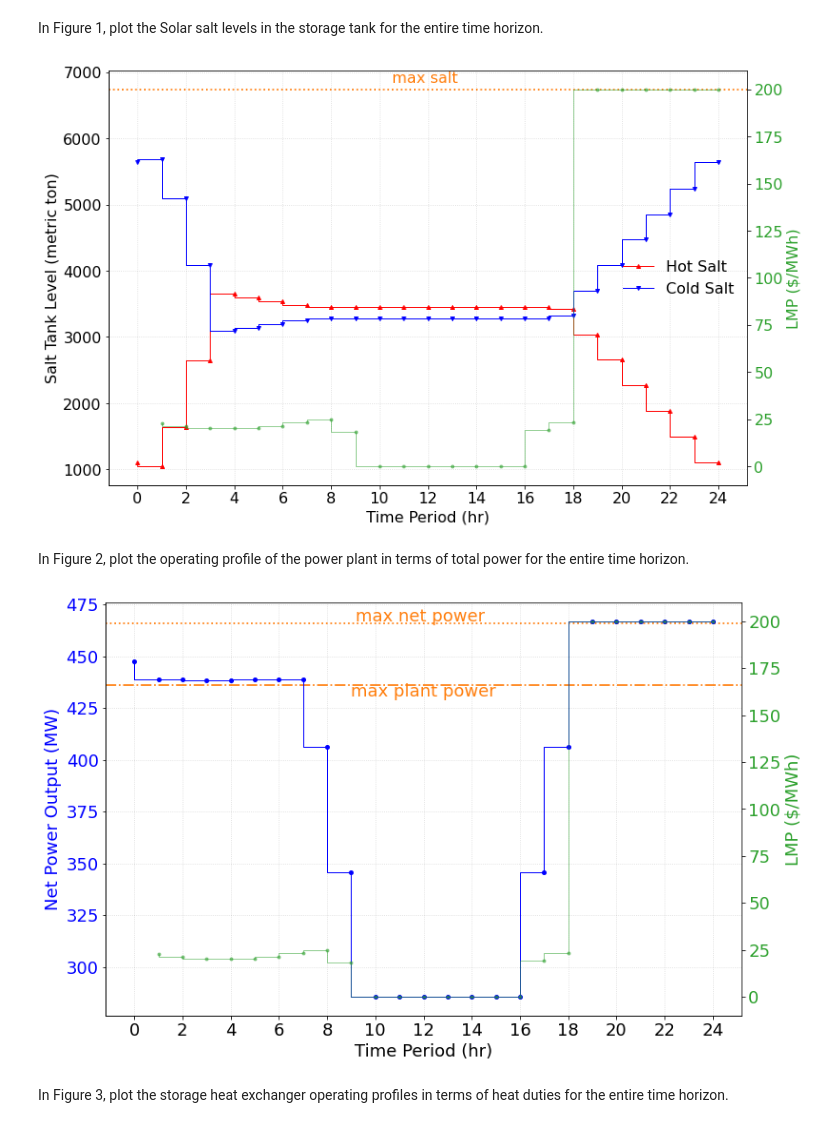
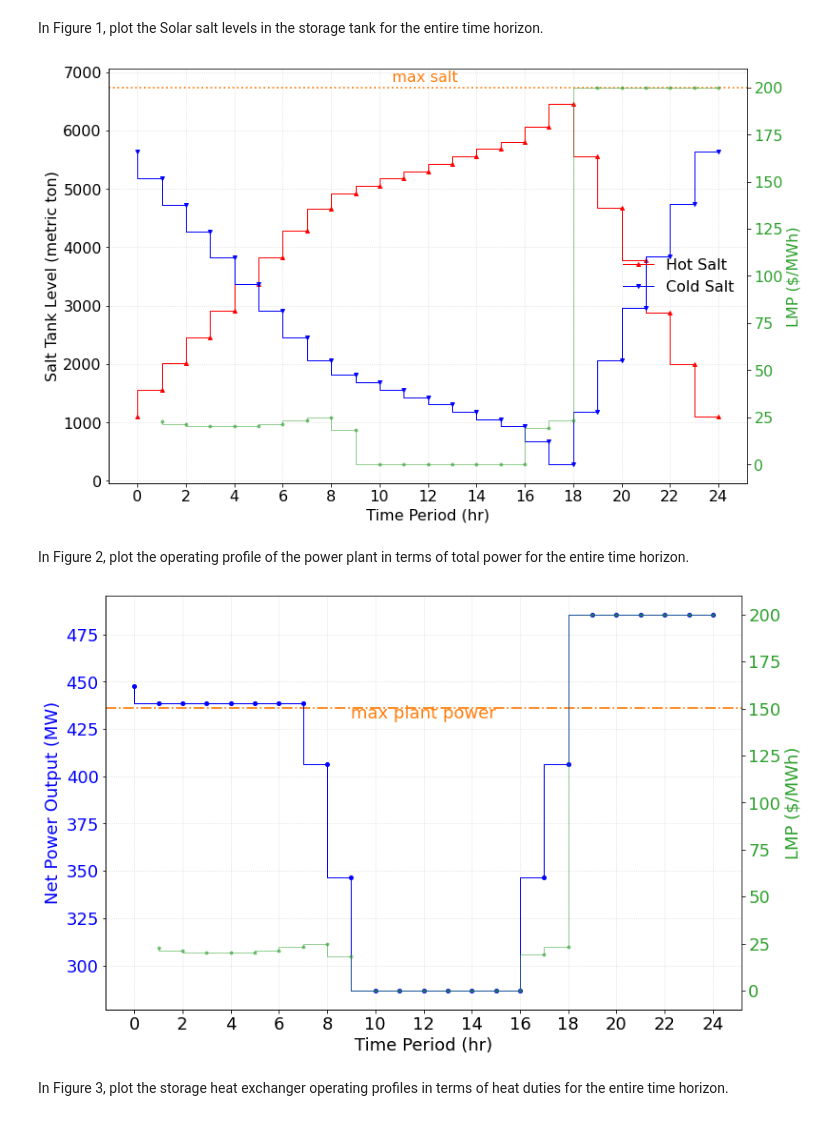
Before and after one commit to gmlc-dispatches/dispatches, a Jupyter notebook: dispatches/case_studies/fossil_case/ultra_supercritical_plant/storage/pricetaker_integrated_ultrasupercritical_power_plant.ipynb, the cells around one changed output. Drawn from its saved outputs; the diff is of its cells as text; code cells hidden in the pictures.

Commit message:
updated pricetaker notebook and model to work with the new class and integrated storage notebook to reflect changes to the model

```diff
--- a/dispatches/case_studies/fossil_case/ultra_supercritical_plant/storage/pricetaker_integrated_ultrasupercritical_power_plant.ipynb
+++ b/dispatches/case_studies/fossil_case/ultra_supercritical_plant/storage/pricetaker_integrated_ultrasupercritical_power_plant.ipynb
@@ -59,11 +59,15 @@ tank_max = 6739292
 Construct a time-indexed multiperiod model using the multiperiod method with the integrated ultra-supercritical power plant. During this step, the model is initialized for each time period.
 # %%
 # Create the multiperiod model object
-multiperiod_usc = create_multiperiod_usc_model(
+m = create_multiperiod_usc_model(
     n_time_points=n_time_points, pmin=None, pmax=None
 )
 
 # Retrieve pyomo model and active time blocks
-m = multiperiod_usc.pyomo_model
-blks = multiperiod_usc.get_active_process_blocks()
+blks = [m.period[t] for t in m.set_period]
+
+# Add periodic linking constraint
+m.periodic_variable_pair_costraint = Constraint(
+    expr=(m.period[24].fs.salt_inventory_hot ==
+         m.period[1].fs.previous_salt_inventory_hot))
 # %% [output]
@@ -89,14 +90,13 @@ Use the LMP data from the `price` list above to assign the electricity prices to
 # %%
 count = 0
 for blk in blks:
-    blk_usc_mp = blk.usc_mp
     blk.lmp_signal = Param(default=0, mutable=True)
-    blk.revenue = lmp[count]*blk.usc_mp.fs.net_power
+    blk.revenue = lmp[count]*blk.fs.net_power
     blk.operating_cost = Expression(
         expr=(
-            (blk_usc_mp.fs.operating_cost
-             + blk_usc_mp.fs.plant_fixed_operating_cost
-             + blk_usc_mp.fs.plant_variable_operating_cost) / (365 * 24)
+            (blk.fs.operating_cost
+             + blk.fs.plant_fixed_operating_cost
+             + blk.fs.plant_variable_operating_cost) / (365 * 24)
         )
     )
     blk.cost = Expression(expr=-(blk.revenue - blk.operating_cost))
@@ -143,15 +143,15 @@ for week in range(nweeks):
     # Solve the multi-period model
     opt.solve(m, tee=True)
 
-    hot_tank_level.append([(value(blks[i].usc_mp.salt_inventory_hot)) * 1e-3
+    hot_tank_level.append([(value(blks[i].fs.salt_inventory_hot)) * 1e-3
                            for i in range(n_time_points)])
-    cold_tank_level.append([(value(blks[i].usc_mp.salt_inventory_cold)) * 1e-3
+    cold_tank_level.append([(value(blks[i].fs.salt_inventory_cold)) * 1e-3
                             for i in range(n_time_points)])
-    net_power.append([value(blks[i].usc_mp.fs.net_power)
+    net_power.append([value(blks[i].fs.net_power)
                       for i in range(n_time_points)])
-    hxc_duty.append([value(blks[i].usc_mp.fs.hxc.heat_duty[0]) * 1e-6
+    hxc_duty.append([value(blks[i].fs.hxc.heat_duty[0]) * 1e-6
                      for i in range(n_time_points)])
-    hxd_duty.append([value(blks[i].usc_mp.fs.hxd.heat_duty[0]) * 1e-6
+    hxd_duty.append([value(blks[i].fs.hxd.heat_duty[0]) * 1e-6
                      for i in range(n_time_points)])
 # %% [output]
 >>>>>> Solving for week 1: 24 hours of operation in 1 day(s)
@@ -188,8 +188,8 @@ hot_tank_array = np.asarray(hot_tank_level[0:nweeks]).flatten()
 cold_tank_array = np.asarray(cold_tank_level[0:nweeks]).flatten()
 
 # Convert array to list to include hot tank level at time zero
-hot_tank_array0 = value(blks[0].usc_mp.previous_salt_inventory_hot) * 1e-3
-cold_tank_array0 = value(blks[0].usc_mp.previous_salt_inventory_cold) * 1e-3
+hot_tank_array0 = value(blks[0].fs.previous_salt_inventory_hot) * 1e-3
+cold_tank_array0 = value(blks[0].fs.previous_salt_inventory_cold) * 1e-3
 hours_list = hours.tolist() + [n_time_points]
 hot_tank_list = [hot_tank_array0] + hot_tank_array.tolist()
 cold_tank_list = [cold_tank_array0] + cold_tank_array.tolist()
@@ -236,7 +236,7 @@ ax2.step([x + 1 for x in hours], lmp_array,
 ax2.tick_params(axis='y',
                 labelcolor=color[2])
 # %% [output]
-[figure, old version]
+[figure, new version]
 # %% [markdown]
 In Figure 2, plot the operating profile of the power plant in terms of total power for the entire time horizon.
 # %%
@@ -246,47 +246,41 @@ plt.rc('font', **font)
 power_array = np.asarray(net_power[0:nweeks]).flatten()
 
 # Convert array to list to include net power at time zero
-power_array0 = value(blks[0].usc_mp.previous_power)
+power_array0 = value(blks[0].fs.previous_power)
 power_list = [power_array0] + power_array.tolist()
 
 fig2, ax3 = plt.subplots(figsize=(12, 8))
 ax3.set_xlabel('Time Period (hr)')
 ax3.set_ylabel('Net Power Output (MW)',
                color=color[1])
 ax3.spines["top"].set_visible(False)
 ax3.spines["right"].set_visible(False)
 ax3.grid(linestyle=':', which='both',
          color='gray', alpha=0.30)
 plt.text(n_time_points / 2 - 3, max_power - 5.5,
          'max plant power',
          color=color[4])
-plt.text(n_time_points / 2 - 2.8, max_power_total + 1,
-         'max net power',
-         color=color[4])
 plt.axhline(max_power,
             ls='-.', lw=1.75,
-            color=color[4])
-plt.axhline(max_power_total,
-            ls=':', lw=1.75,
             color=color[4])
 ax3.step(hours_list, power_list,
          marker='o', ms=4,
          lw=1, color=color[1])
 ax3.tick_params(axis='y',
                 labelcolor=color[1])
 ax3.set_xticks(np.arange(0, n_time_points * nweeks + 1, step=2))
 
 ax4 = ax3.twinx()
 ax4.set_ylabel('LMP ($/MWh)',
                color=color[2])
 ax4.step([x + 1 for x in hours], lmp_array,
          marker='o', ms=3, alpha=0.5,
          ls='-', lw=1,
          color=color[2])
 ax4.tick_params(axis='y',
                 labelcolor=color[2])
 # %% [output]
-[figure, old version]
+[figure, new version]
 # %% [markdown]
 In Figure 3, plot the storage heat exchanger operating profiles in terms of heat duties for the entire time horizon.
 # %%
```
Also changed, not shown: parts of 5 cells of this notebook, 2 other files.
